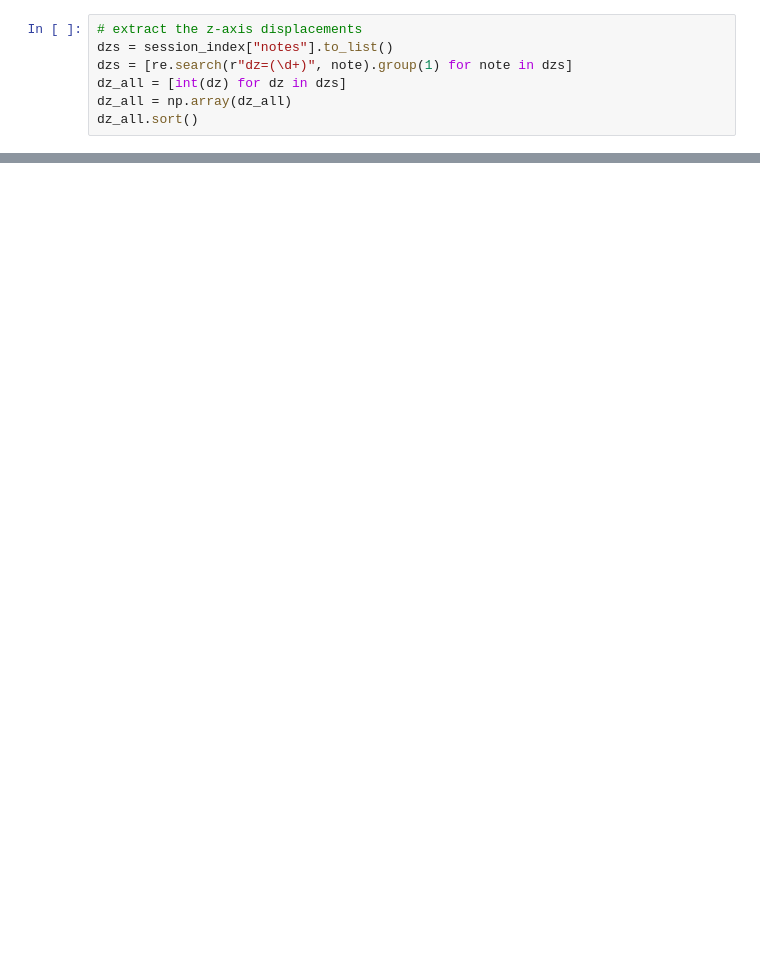
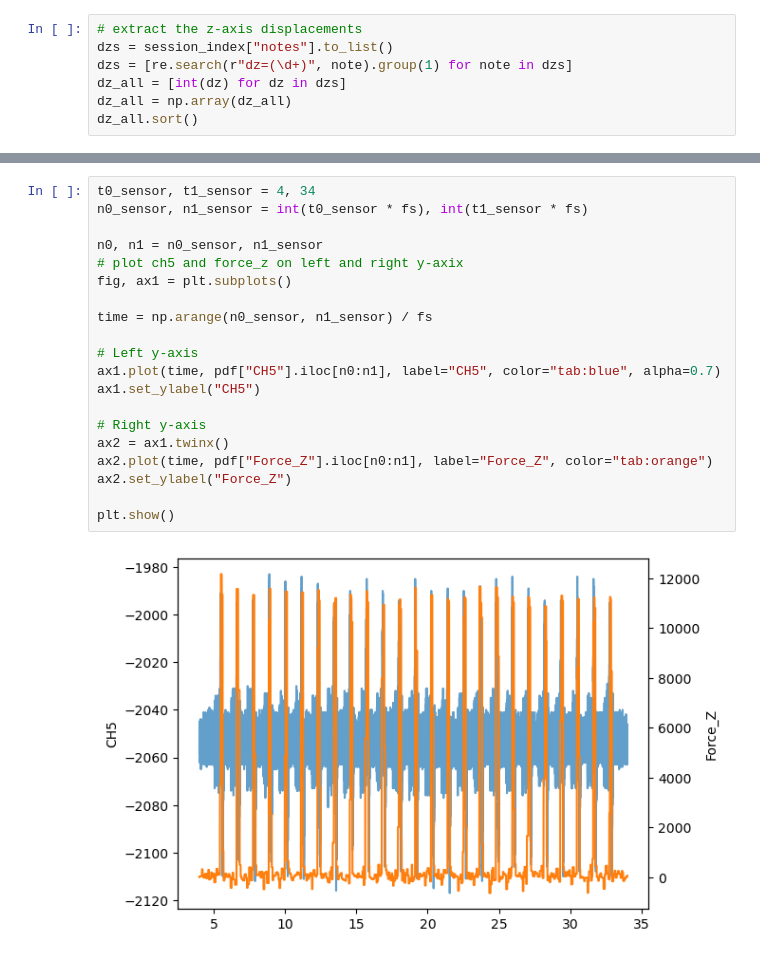
Before and after one commit to maggie-jiayizhang/sensetics, a Jupyter notebook: signal_to_force.ipynb, the cells around one changed output, grey strips where cells are left out. Drawn from its saved outputs; the diff is of its cells as text; blank space fills up the shorter version.

```diff
--- a/signal_to_force.ipynb
+++ b/signal_to_force.ipynb
@@ -42,3 +58,25 @@ pdf = load_session_pandas(filtered, flip=True)
+# %%
+t0_sensor, t1_sensor = 4, 34
+n0_sensor, n1_sensor = int(t0_sensor * fs), int(t1_sensor * fs)
+
+n0, n1 = n0_sensor, n1_sensor
+# plot ch5 and force_z on left and right y-axix
+fig, ax1 = plt.subplots()
+
+time = np.arange(n0_sensor, n1_sensor) / fs
+
+# Left y-axis
+ax1.plot(time, pdf["CH5"].iloc[n0:n1], label="CH5", color="tab:blue", alpha=0.7)
+ax1.set_ylabel("CH5")
+
+# Right y-axis
+ax2 = ax1.twinx()
+ax2.plot(time, pdf["Force_Z"].iloc[n0:n1], label="Force_Z", color="tab:orange")
+ax2.set_ylabel("Force_Z")
+
+plt.show()
+# %% [output]
+[figure, added]
 # %%
 min_height = 40 if (dz < 150) else 50
 n_discard, pdf_trim, mixed_pos, final_peaks = poke_detection(pdf, fs, N_cap, height=min_height, min_sep_ms=500, CHS=["CH5"])
```
Also changed, not shown: parts of 18 cells of this notebook, 3 other files.
